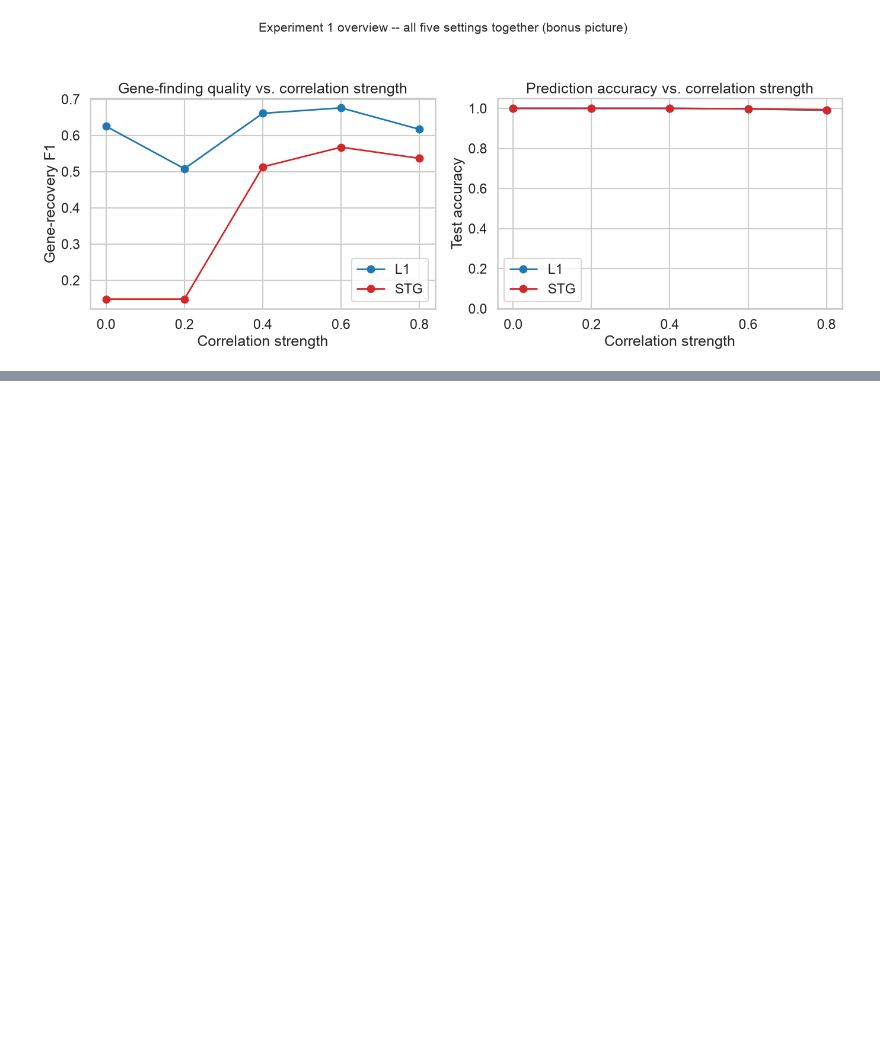
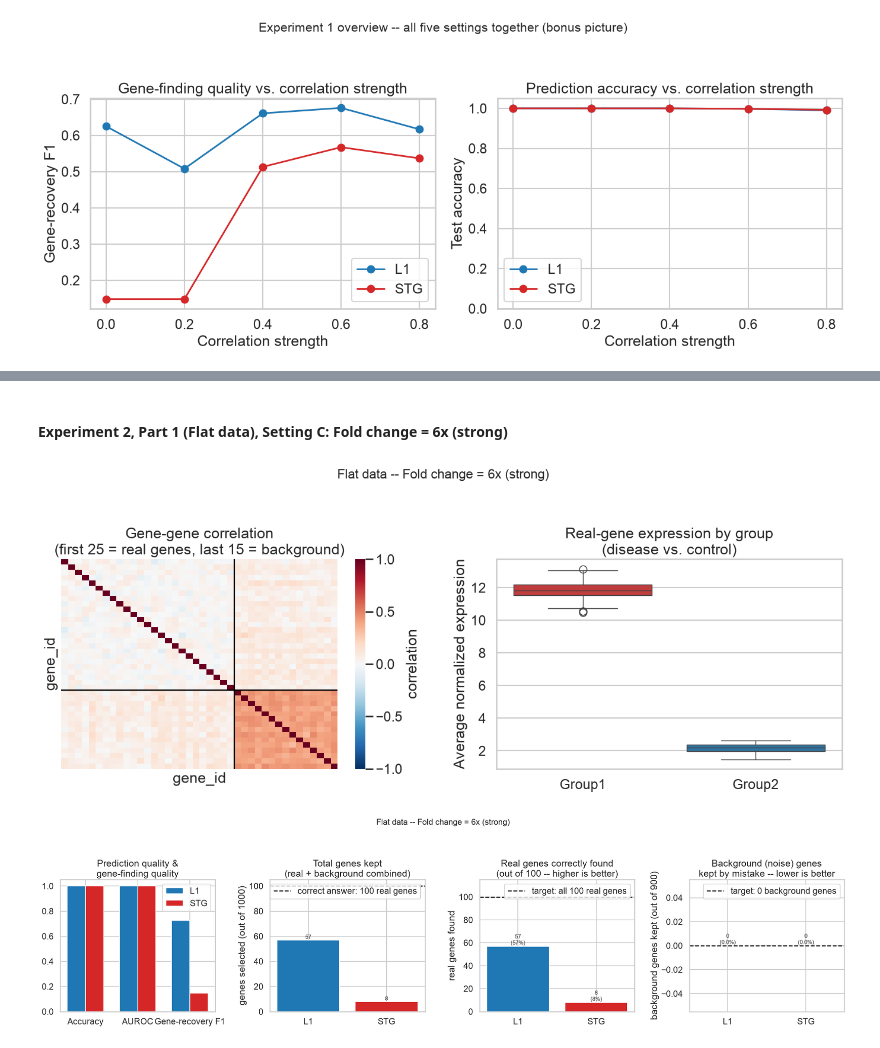
Before and after one commit to sierramendoza543/sierra-gating-project, a Jupyter notebook: l1_vs_stg_parameter_sweeps.ipynb, the cells around one changed output, grey strips where cells are left out. Drawn from its saved outputs; the diff is of its cells as text; code cells hidden in the pictures; blank space fills up the shorter version.

```diff
--- a/l1_vs_stg_parameter_sweeps.ipynb
+++ b/l1_vs_stg_parameter_sweeps.ipynb
@@ -814,0 +738,9 @@ confirmed to look right.
+# %% [markdown]
+#### Experiment 2, Part 1 (Flat data), Setting C: Fold change = 6x (strong)
+# %%
+experiment2_flat_results["6"] = run_condition("flat", LAMBDA_FIXED, **{"fold_change": 6})
+plot_data_overview(experiment2_flat_results["6"], "Flat data -- Fold change = 6x (strong)")
+plot_method_comparison(experiment2_flat_results["6"], "Flat data -- Fold change = 6x (strong)")
+# %% [output]
+[figure, added]
+[figure, added]
```
Also changed, not shown: parts of 43 cells of this notebook.
